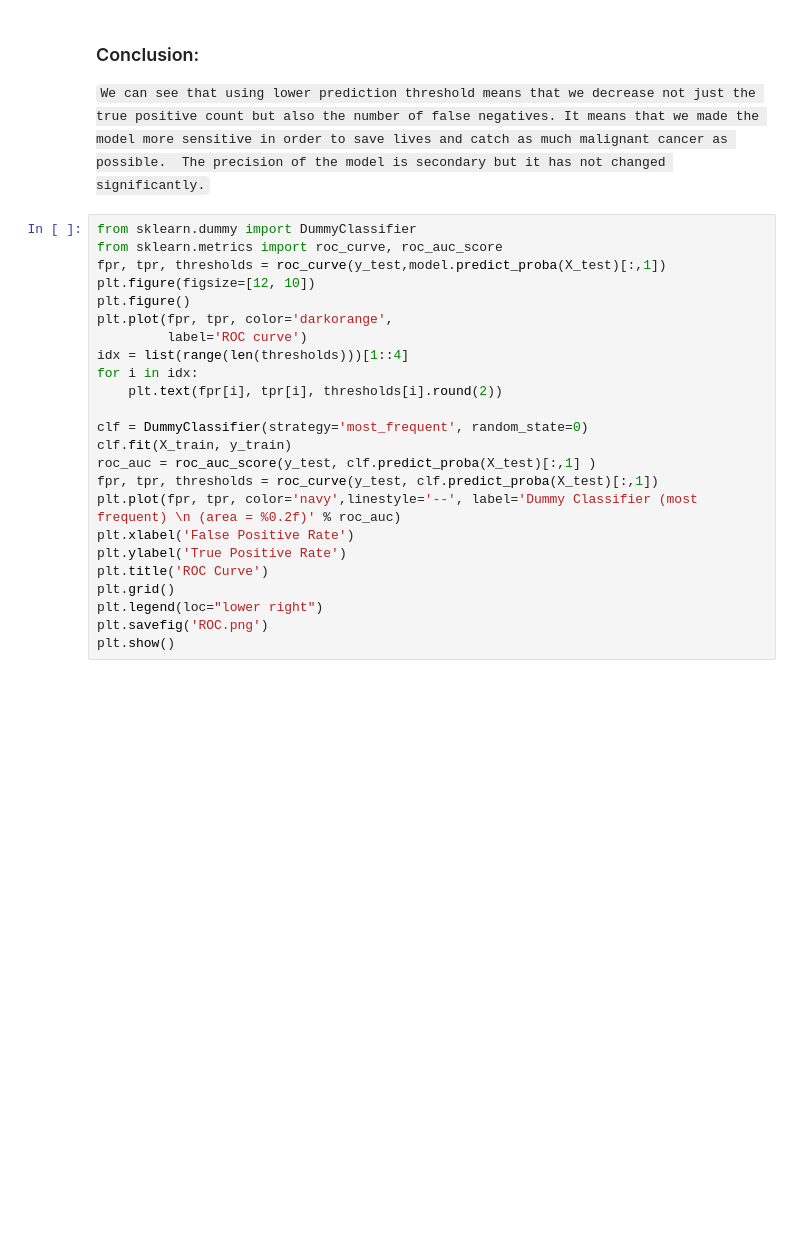
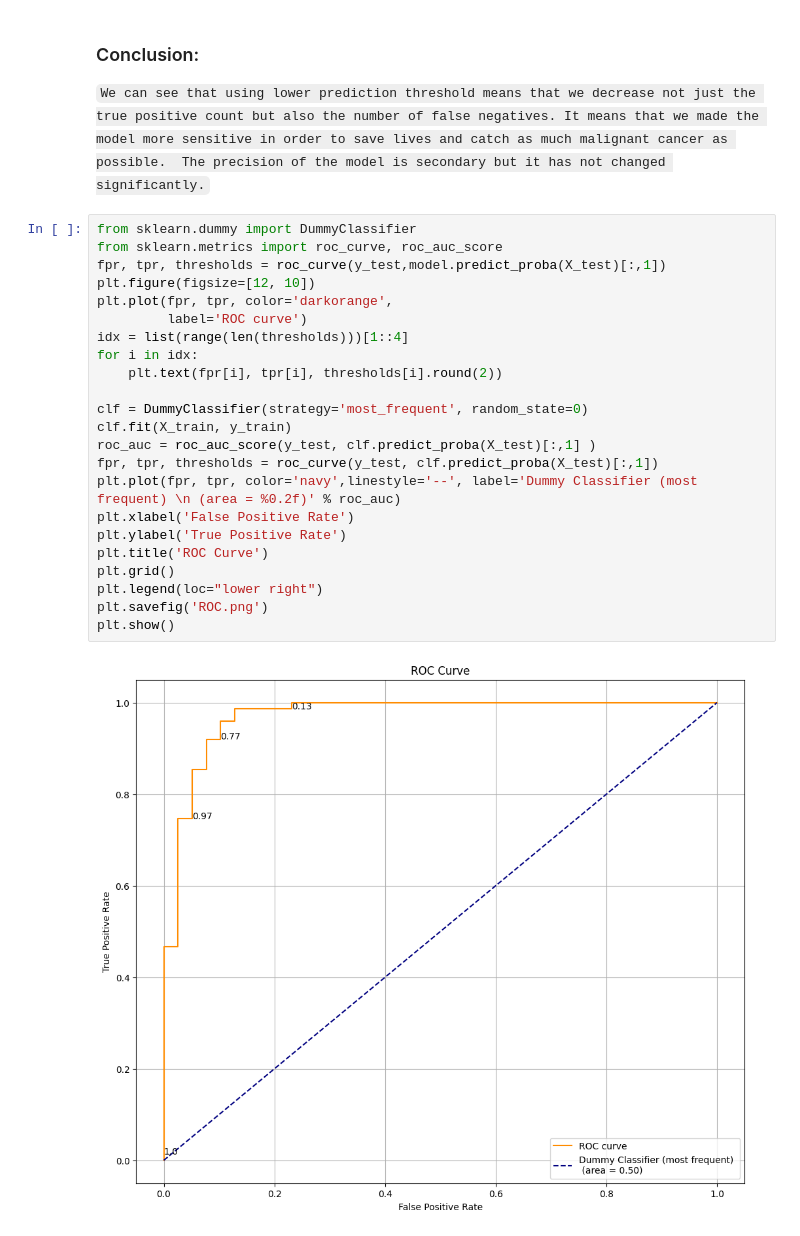
Before and after one commit to LiZoMark841619/Balazs1982, a Jupyter notebook: Playground/Practice_pro/ML/Breast_cancer/script.ipynb, the cells around one changed output. Cells and saved outputs as stored; diff of their text form; blank space fills up the shorter version.

```diff
--- a/Playground/Practice_pro/ML/Breast_cancer/script.ipynb
+++ b/Playground/Practice_pro/ML/Breast_cancer/script.ipynb
@@ -145,24 +209,25 @@ The precision of the model is secondary but it has not changed significantly.`
 # %%
 from sklearn.dummy import DummyClassifier
 from sklearn.metrics import roc_curve, roc_auc_score
 fpr, tpr, thresholds = roc_curve(y_test,model.predict_proba(X_test)[:,1])
 plt.figure(figsize=[12, 10])
-plt.figure()
 plt.plot(fpr, tpr, color='darkorange',
          label='ROC curve')
 idx = list(range(len(thresholds)))[1::4]
 for i in idx:
     plt.text(fpr[i], tpr[i], thresholds[i].round(2))
 
 clf = DummyClassifier(strategy='most_frequent', random_state=0)
 clf.fit(X_train, y_train)
 roc_auc = roc_auc_score(y_test, clf.predict_proba(X_test)[:,1] )
 fpr, tpr, thresholds = roc_curve(y_test, clf.predict_proba(X_test)[:,1])
 plt.plot(fpr, tpr, color='navy',linestyle='--', label='Dummy Classifier (most frequent) \n (area = %0.2f)' % roc_auc)
 plt.xlabel('False Positive Rate')
 plt.ylabel('True Positive Rate')
 plt.title('ROC Curve')
 plt.grid()
 plt.legend(loc="lower right")
 plt.savefig('ROC.png')
 plt.show()
+# %% [output]
+[figure, added]
```
Also changed, not shown: parts of 9 cells of this notebook, 1 other file.
